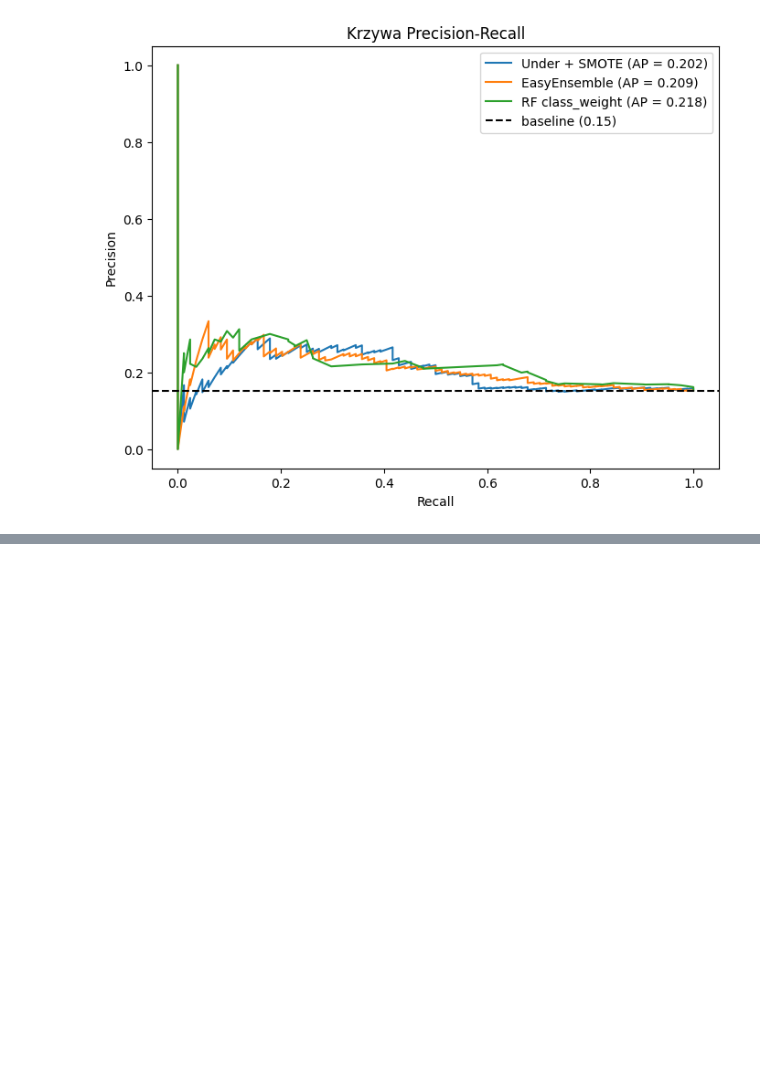
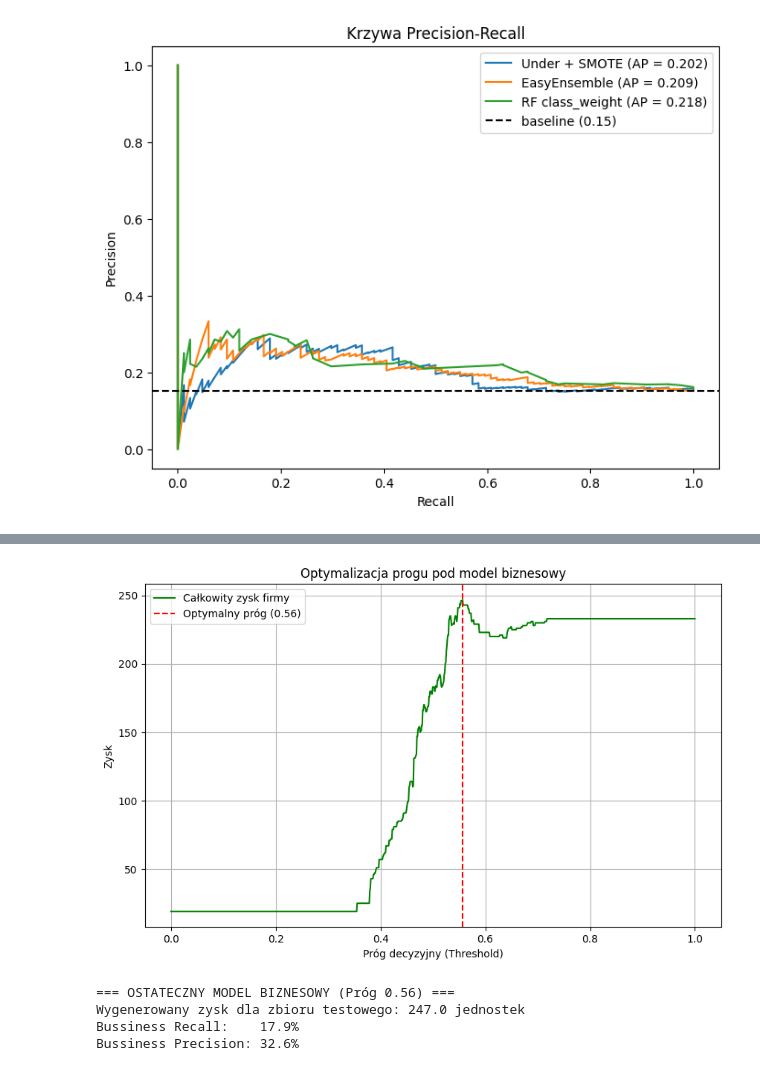
Before and after one commit to Zajecia-na-PWr-LR/lista6-dawidmuszynski1, a Jupyter notebook: SpeedDating.ipynb, the cells around one changed output, grey strips where cells are left out. Saved outputs shown, nothing was run; the diff lists cells and outputs as text; code cells hidden in the pictures; blank space fills up the shorter version.

```diff
--- a/SpeedDating.ipynb
+++ b/SpeedDating.ipynb
@@ -782,0 +804,13 @@ idą w stronę recall, ale precision spada.
+# %%
+model = Pipeline(
+    [
+        ("under", RandomUnderSampler(random_state=67)),
+        ("over", SMOTE(random_state=67)),
+        ("clf", LogisticRegression(max_iter=5000, random_state=67)),
+    ]
+)
+model.fit(X_train, y_train)
+y_score = model.predict_proba(X_test)[:, 1]
+for k in range(1, 5):
+    p_at_k = precision_at_k(y_test, y_score, user_ids_test, k=k)
+    print(f"Precision@{k}: {p_at_k:.3f}")
@@ -782,0 +1007,58 @@ idą w stronę recall, ale precision spada.
+# %%
+cost_matrix = {"TP": 3, "FP": -0.5, "FN": 0, "TN": 0.5}
+
+
+def profit(y_true, y_pred):
+    tp = np.sum((y_true == 1) & (y_pred == 1))
+    fp = np.sum((y_true == 0) & (y_pred == 1))
+    fn = np.sum((y_true == 1) & (y_pred == 1))
+    tn = np.sum((y_true == 0) & (y_pred == 0))
+    return (
+        tp * cost_matrix["TP"]
+        + fp * cost_matrix["FP"]
+        + fn * cost_matrix["FN"]
+        + tn * cost_matrix["TN"]
+    )
+
+
+thresholds = np.linspace(0, 1, 1000)
+profits = []
+y_proba_gb = best_gb_pipeline_model.predict_proba(X_test)[:, 1]
+
+for threshold in thresholds:
+    y_pred_t = (y_proba_gb >= threshold).astype(int)
+    profits.append(profit(y_test, y_pred_t))
+
+optimal_idx = np.argmax(profits)
+optimal_threshold = thresholds[optimal_idx]
+max_profit = profits[optimal_idx]
+
+plt.figure(figsize=(10, 6))
+plt.plot(thresholds, profits, label="Całkowity zysk firmy", color="green")
+plt.axvline(
+    optimal_threshold,
+    color="red",
+    linestyle="--",
+    label=f"Optymalny próg ({optimal_threshold:.2f})",
+)
+plt.xlabel("Próg decyzyjny (Threshold)")
+plt.ylabel("Zysk")
+plt.title("Optymalizacja progu pod model biznesowy")
+plt.legend()
+plt.grid(True)
+plt.show()
+
+y_pred_business = (y_proba_gb >= optimal_threshold).astype(int)
+
+print(f"=== OSTATECZNY MODEL BIZNESOWY (Próg {optimal_threshold:.2f}) ===")
+print(f"Wygenerowany zysk dla zbioru testowego: {max_profit} jednostek")
+print(f"Bussiness Recall:    {recall_score(y_test, y_pred_business):.1%}")
+print(
+    f"Bussiness Precision: {precision_score(y_test, y_pred_business, zero_division=0):.1%}"
+)
+# %% [output]
+[figure, added]
+=== OSTATECZNY MODEL BIZNESOWY (Próg 0.56) ===
+Wygenerowany zysk dla zbioru testowego: 247.0 jednostek
+Bussiness Recall:    17.9%
+Bussiness Precision: 32.6%
```
Also changed, not shown: parts of 29 cells of this notebook.
